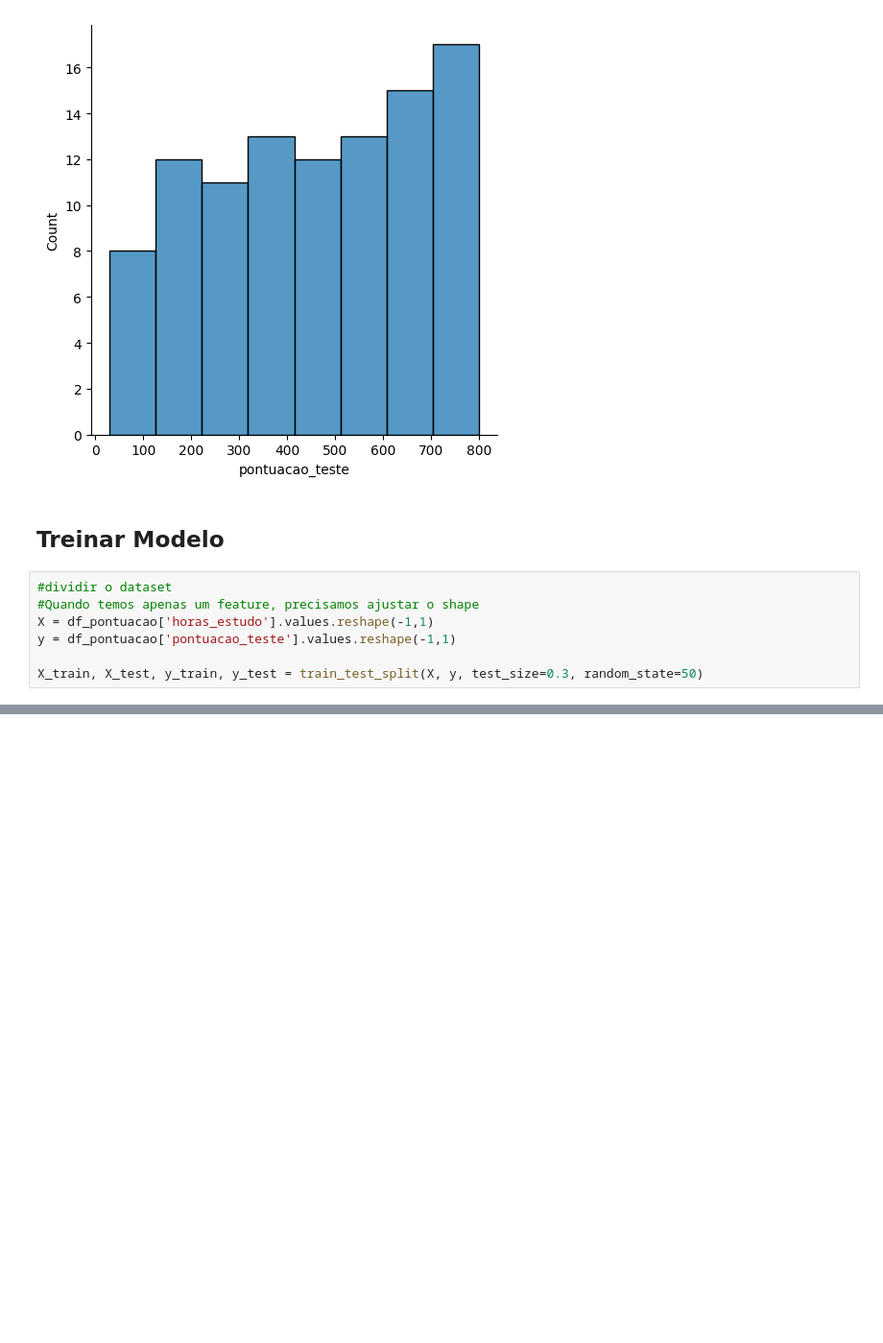
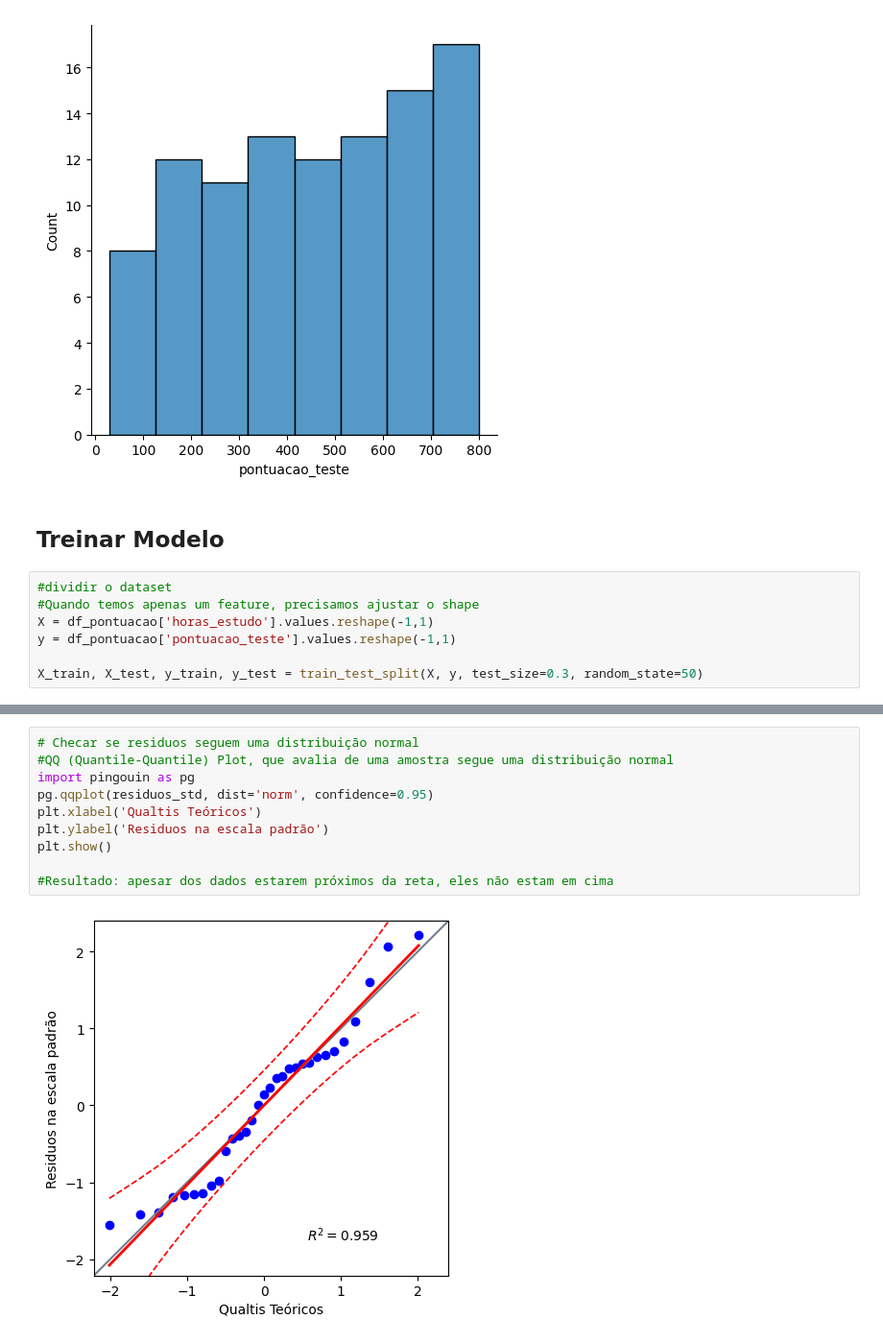
Before and after one commit to guiquintero/AI, a Jupyter notebook: supervised_algorithm/simple_linear_regression/modelo_pontuacao.ipynb, the cells around one changed output, grey strips where cells are left out. Shown: that part at 96% size. Saved outputs shown, nothing was run; the diff lists cells and outputs as text; blank space fills up the shorter version.

```diff
--- a/supervised_algorithm/simple_linear_regression/modelo_pontuacao.ipynb
+++ b/supervised_algorithm/simple_linear_regression/modelo_pontuacao.ipynb
@@ -103,0 +184,12 @@ X_train, X_test, y_train, y_test = train_test_split(X, y, test_size=0.3, random_
+# %%
+# Checar se residuos seguem uma distribuição normal
+#QQ (Quantile-Quantile) Plot, que avalia de uma amostra segue uma distribuição normal
+import pingouin as pg
+pg.qqplot(residuos_std, dist='norm', confidence=0.95)
+plt.xlabel('Qualtis Teóricos')
+plt.ylabel('Residuos na escala padrão')
+plt.show()
+
+#Resultado: apesar dos dados estarem próximos da reta, eles não estam em cima
+# %% [output]
+[figure, added]
```
Also changed, not shown: parts of 20 cells of this notebook, 3 other files.
